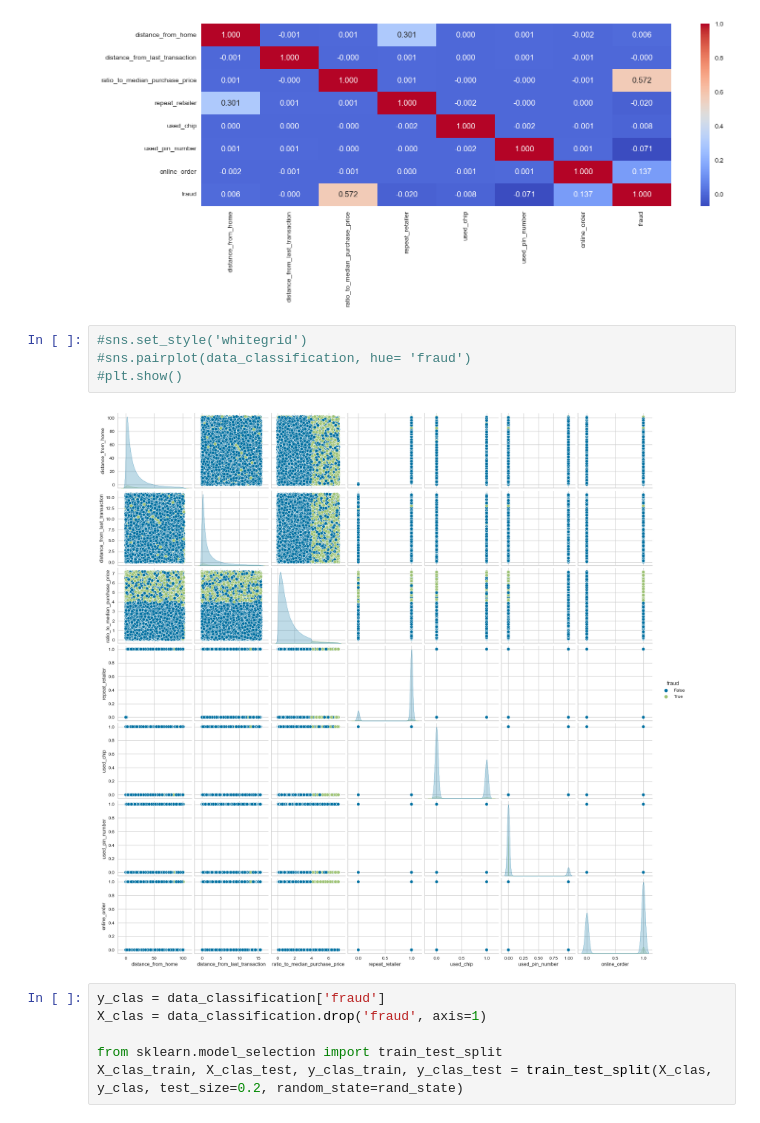
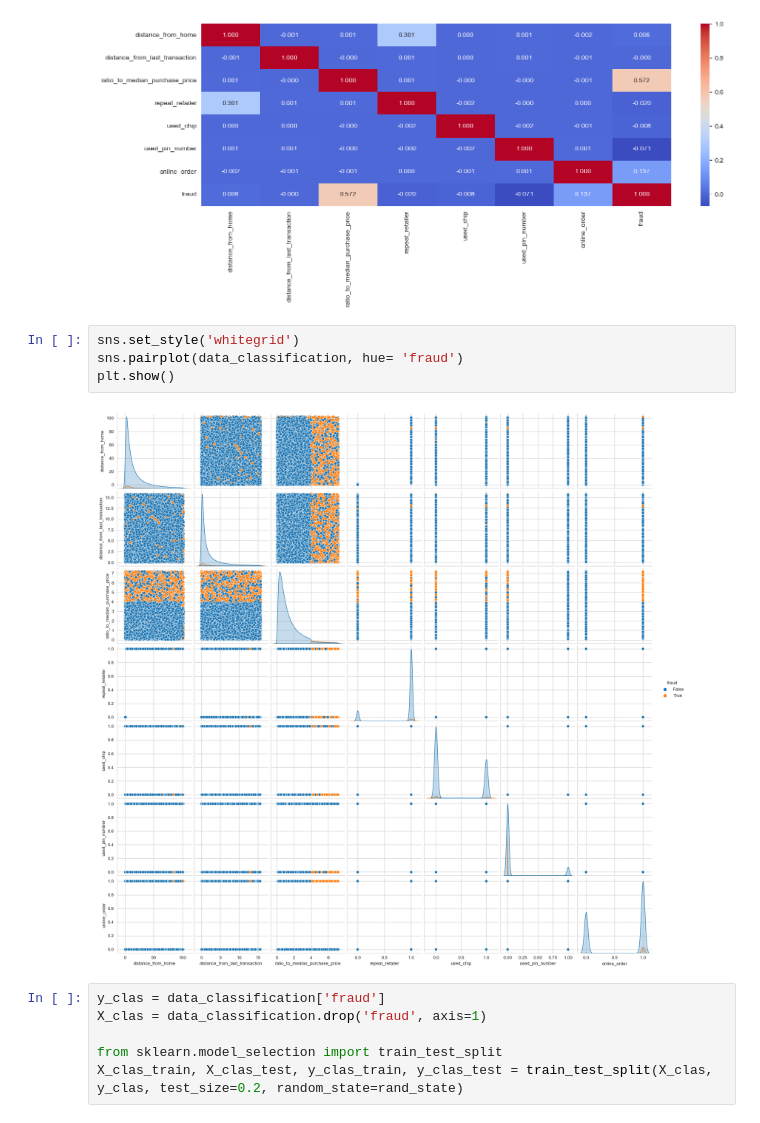
Before and after one commit to Otocolobus-manules/Mashine-Learning_3_semestr, a Jupyter notebook: Работа 5/Abramov_Lab_5.ipynb, the cells around one changed output. Drawn from its saved outputs; the diff is of its cells as text.

```diff
--- a/Работа 5/Abramov_Lab_5.ipynb
+++ b/Работа 5/Abramov_Lab_5.ipynb
@@ -64,11 +64,11 @@ sns.heatmap(data_classification.corr(),annot=True,cmap="coolwarm",fmt=".3f")
 <Axes: >
 [figure]
 # %%
-#sns.set_style('whitegrid')
-#sns.pairplot(data_classification, hue= 'fraud')
-#plt.show()
+sns.set_style('whitegrid')
+sns.pairplot(data_classification, hue= 'fraud')
+plt.show()
 # %% [output]
-[figure, old version]
+[figure, new version]
 # %%
 y_clas = data_classification['fraud']
 X_clas = data_classification.drop('fraud', axis=1)
```
Also changed, not shown: parts of 24 cells of this notebook, 1 other file.
